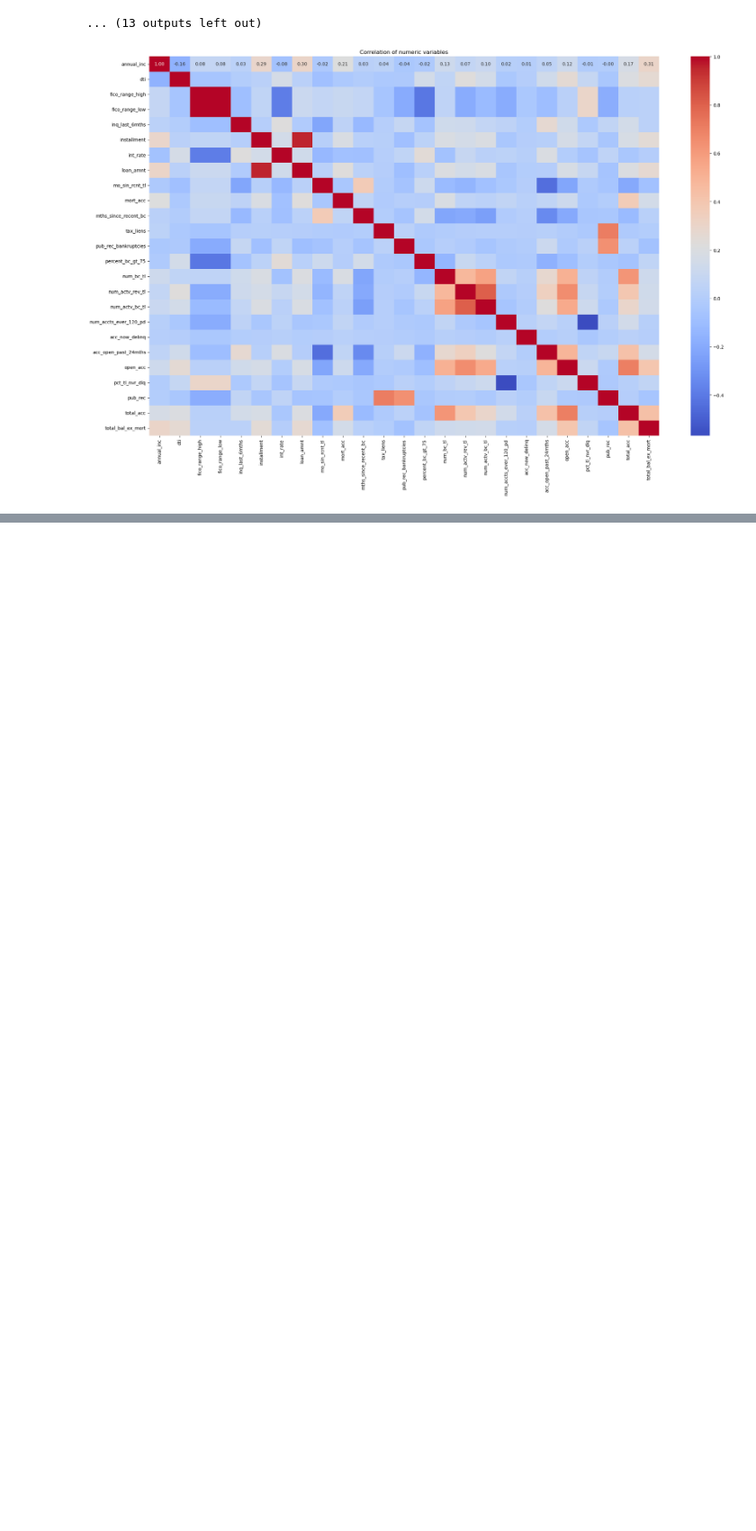
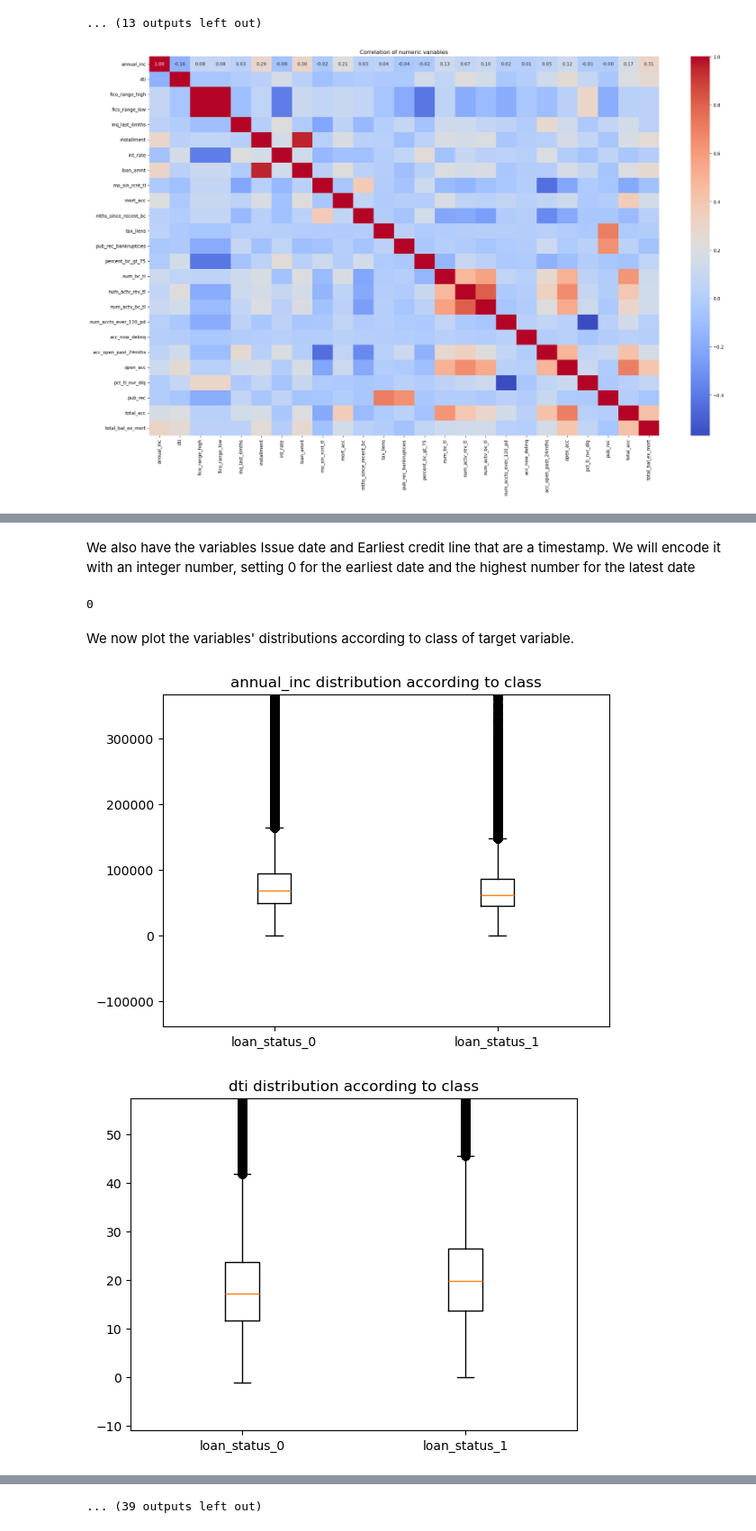
Before and after one commit to G-Mass/MTFI-project, a Jupyter notebook: p2p_lending_credit_risk_assessment.ipynb, the cells around one changed output, grey strips where cells are left out. Shown at 90% size. Cells and saved outputs as stored; diff of their text form; code cells hidden in the pictures; blank space fills up the shorter version.

```diff
--- a/p2p_lending_credit_risk_assessment.ipynb
+++ b/p2p_lending_credit_risk_assessment.ipynb
@@ -110,0 +270,36 @@ plt.show()
+# %% [markdown]
+We also have the variables Issue date and Earliest credit line that are a timestamp. We will encode it with an integer number, setting 0 for the earliest date and the highest number for the latest date
+# %%
+#earliest_credit_line
+enc = OrdinalEncoder()
+earliest_cr_line_encoded = pd.Series(enc.fit_transform(pd.to_datetime(df.earliest_cr_line, format = "%b-%Y").array.reshape(-1,1)).flatten())
+df.earliest_cr_line = earliest_cr_line_encoded
+
+#issue_date
+enc = OrdinalEncoder()
+issue_d_encoded = pd.Series(enc.fit_transform(pd.to_datetime(df.issue_d, format = "%b-%Y").array.reshape(-1,1)).flatten())
+df.issue_d = issue_d_encoded
+# %%
+df.isna().sum().sum()
+# %% [output]
+0
+# %% [markdown]
+We now plot the variables' distributions according to class of target variable.
+# %%
+n_loan_status_0 = (df[df.loan_status == 0]).shape[0]
+n_loan_status_1 = (df[df.loan_status == 1]).shape[0]
+for var_name in df.columns:
+    if df[var_name].value_counts().size == 2:
+        fig, ax = plt.subplots()
+        ax.bar(x = ("loan_status = 0","loan_status = 1"), height=(df[df.loan_status == 0][var_name].sum()/n_loan_status_0,df[df.loan_status == 1][var_name].sum()/n_loan_status_1))
+        ax.set_title("proportion of "+var_name +" in the two classes")
+    else:
+        fig, ax = plt.subplots()
+        ax.boxplot([df[var_name][df.loan_status == 0],df[var_name][df.loan_status == 1]])
+        ax.set_ylim((df[var_name].mean() - 3*df[var_name].std(), df[var_name].mean() + 4*df[var_name].std()))
+        ax.set_title(var_name + " distribution according to class")
+        ax.set_xticklabels(("loan_status_0","loan_status_1"))
+        plt.show()
+# %% [output]
+[figure, added]
+[figure, added]
@@ -110,0 +316 @@ plt.show()
+... (39 outputs left out)
```
Also changed, not shown: parts of 37 cells of this notebook, 1 other file.
